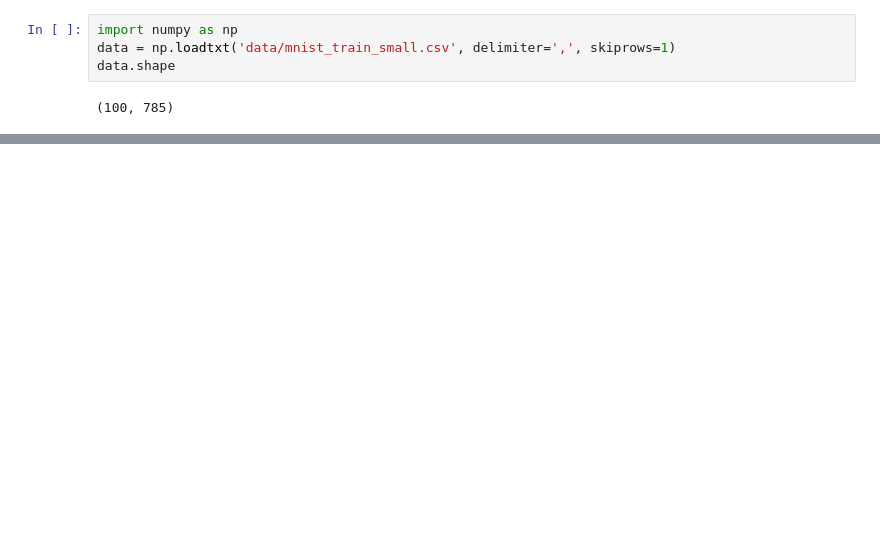
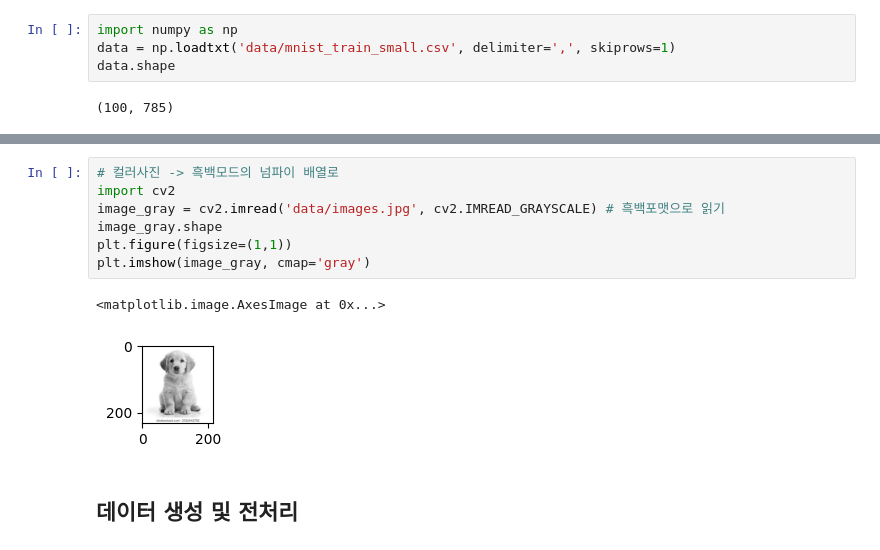
Before and after one commit to tangerineTaste/ai_x, a Jupyter notebook: source/05_DeepLearning/08_DNN(딥러닝)_MNIST(손글씨데이터).ipynb, the cells around one changed output, grey strips where cells are left out. Drawn from its saved outputs; the diff is of its cells as text; blank space fills up the shorter version.

```diff
--- a/source/05_DeepLearning/08_DNN(딥러닝)_MNIST(손글씨데이터).ipynb
+++ b/source/05_DeepLearning/08_DNN(딥러닝)_MNIST(손글씨데이터).ipynb
@@ -13,0 +88,12 @@ plt.imshow(img)
+# %%
+# 컬러사진 -> 흑백모드의 넘파이 배열로
+import cv2
+image_gray = cv2.imread('data/images.jpg', cv2.IMREAD_GRAYSCALE) # 흑백포맷으로 읽기
+image_gray.shape
+plt.figure(figsize=(1,1))
+plt.imshow(image_gray, cmap='gray')
+# %% [output]
+<matplotlib.image.AxesImage at 0x...>
+[figure, added]
+# %% [markdown]
+## 데이터 생성 및 전처리
```
Also changed, not shown: parts of 24 cells of this notebook, 6 other files.
